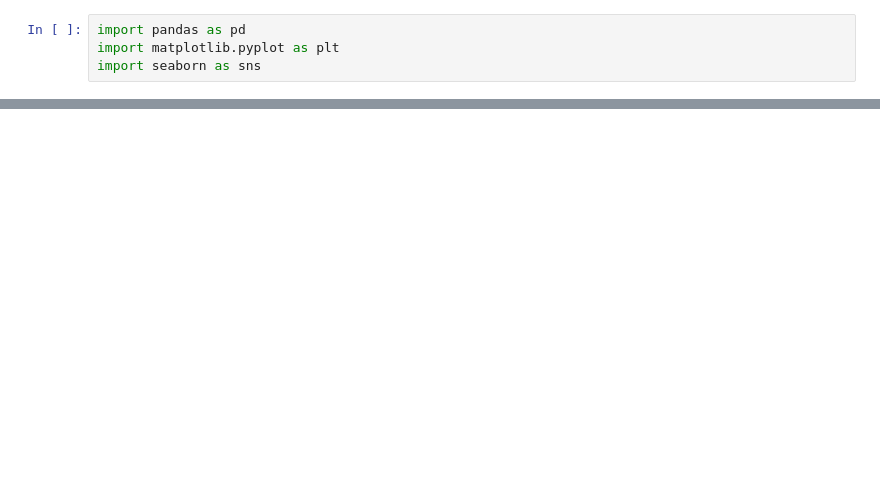
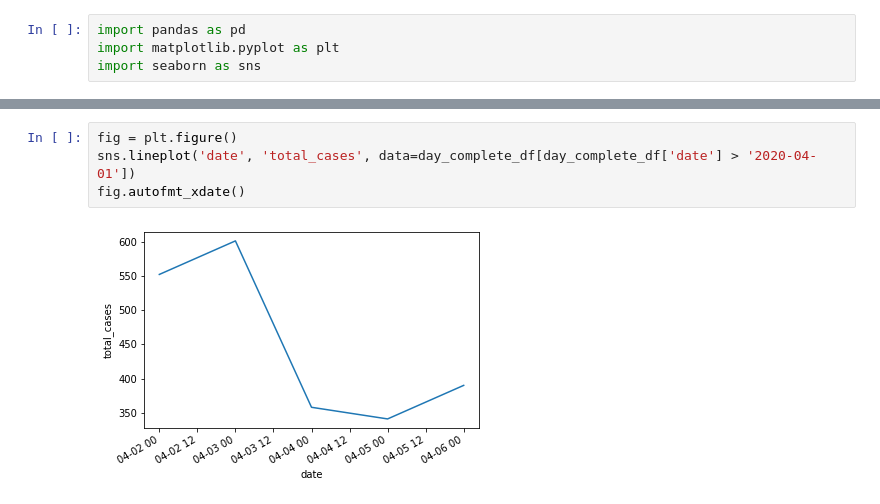
Before and after one commit to vbodell/covid-19, a Jupyter notebook: covid-playground.ipynb, the cells around one changed output, grey strips where cells are left out. Drawn from its saved outputs; the diff is of its cells as text; blank space fills up the shorter version.

```diff
--- a/covid-playground.ipynb
+++ b/covid-playground.ipynb
@@ -69,0 +47,6 @@ total_df
+# %%
+fig = plt.figure()
+sns.lineplot('date', 'total_cases', data=day_complete_df[day_complete_df['date'] > '2020-04-01'])
+fig.autofmt_xdate()
+# %% [output]
+[figure, added]
```
Also changed, not shown: parts of 12 cells of this notebook, 1 other file.
